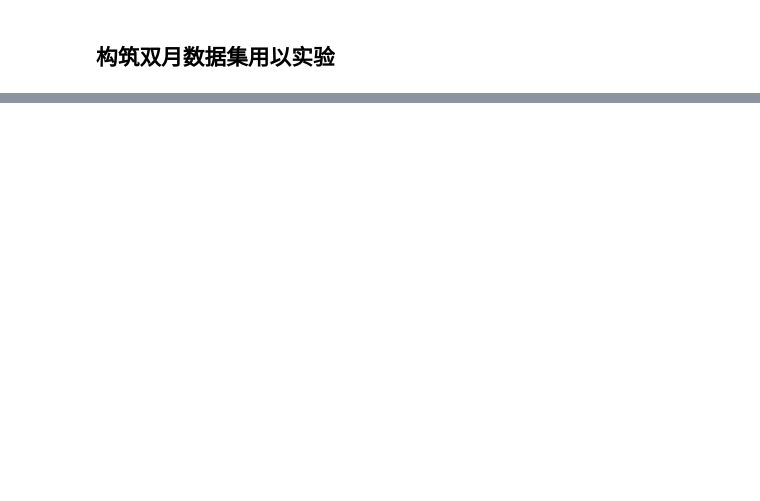
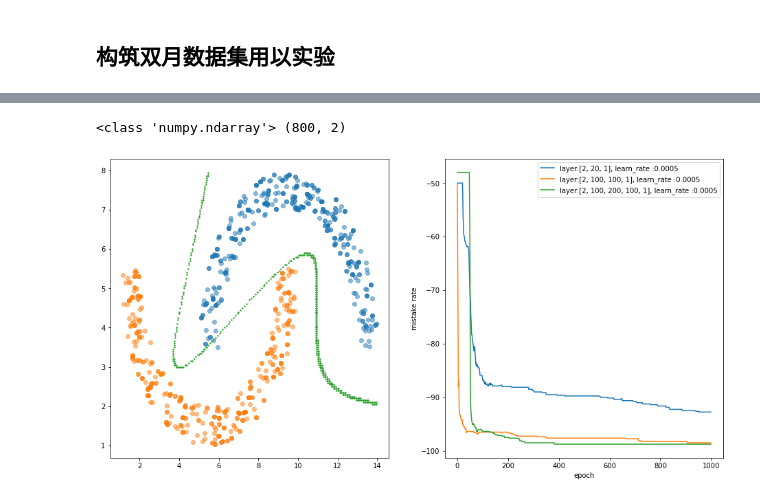
Before and after one commit to JingYu0266/ML-algorithm-implementation, a Jupyter notebook: MultilayerPerceptron/MLP.ipynb, the cells around one changed output, grey strips where cells are left out. Saved outputs shown, nothing was run; the diff lists cells and outputs as text; code cells hidden in the pictures; blank space fills up the shorter version.

Commit message:
完成了多层感知器MLP的编写，并在learning_rate = 0.0005,epoch=1000 下分别测试了三个网络结构

```diff
--- a/MultilayerPerceptron/MLP.ipynb
+++ b/MultilayerPerceptron/MLP.ipynb
@@ -56,0 +203,36 @@ class MLP(object):
+# %%
+line_p_x = []
+line_p_y = []
+
+print(type(X_train) , X_train.shape)
+
+p_point_x1 = [ X_train[i,0] for i in range(len(X_train)) if y_train[i] == 1]
+p_point_x2 = [ X_train[i,1] for i in range(len(X_train)) if y_train[i] == 1]
+n_point_x1 = [ X_train[i,0] for i in range(len(X_train)) if y_train[i] == 0]
+n_point_x2 = [ X_train[i,1] for i in range(len(X_train)) if y_train[i] == 0]
+
+for x in np.arange( 0.0, 14., 0.05):  # 取点x=-15~25  y=-10~10 带入前向计算 得出y_p
+    for y in np.arange(0., 8., 0.05):
+        res = mlp.single_feed_forwaed((x, y))
+        if (res-0.5)**2 <=0.0005:
+            line_p_x.append(x)
+            line_p_y.append(y)
+
+fig = plt.figure(num=1,figsize = (16,8))
+ax_1 = fig.add_subplot(121)
+ax_2 = fig.add_subplot(122)
+ax_1.scatter(p_point_x1, p_point_x2, alpha=0.5)
+ax_1.scatter(n_point_x1, n_point_x2, alpha=0.5)
+ax_1.scatter(line_p_x, line_p_y,s = 2)
+
+ax_2.set_xlabel('epoch')
+ax_2.set_ylabel('mistake rate')
+
+for i in range(len(layer)):
+    ax_2.plot(range(len(mistake_line[i])),mistake_line[i],label=f'layer:{layer[i]}, learn_rate :0.0005')
+ax_2.legend(loc = 1)
+
+plt.show()
+# %% [output]
+<class 'numpy.ndarray'> (800, 2)
+[figure, added]
```
Also changed, not shown: parts of 3 cells of this notebook, 1 other file.
